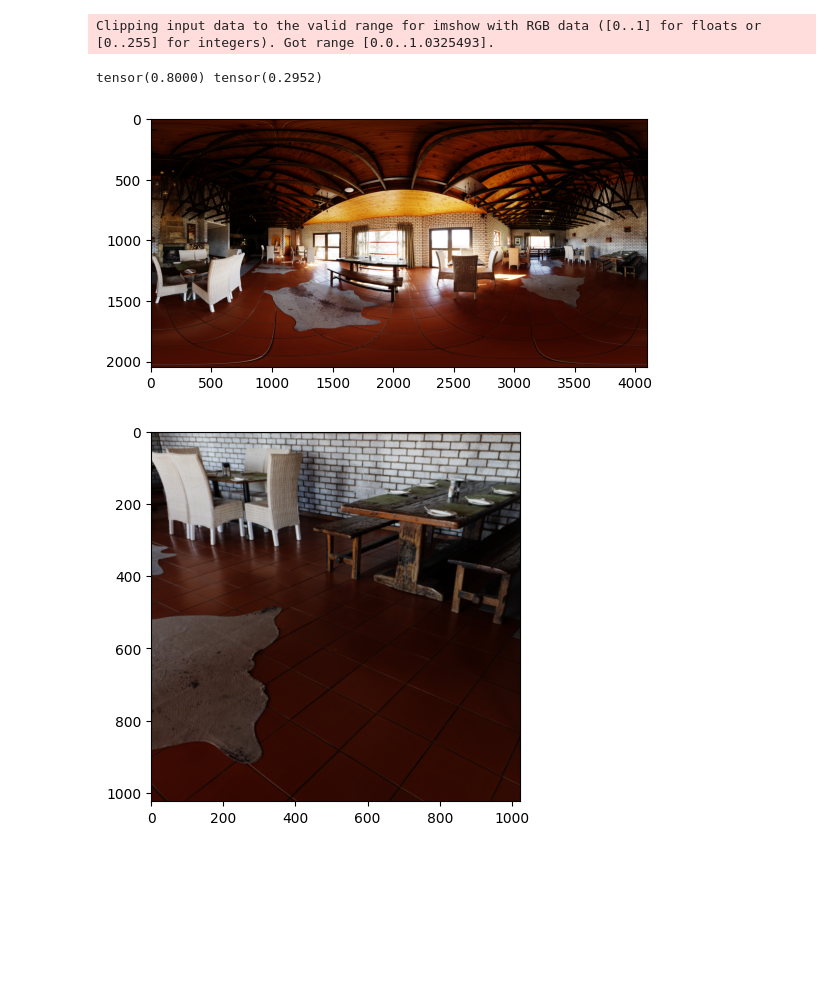
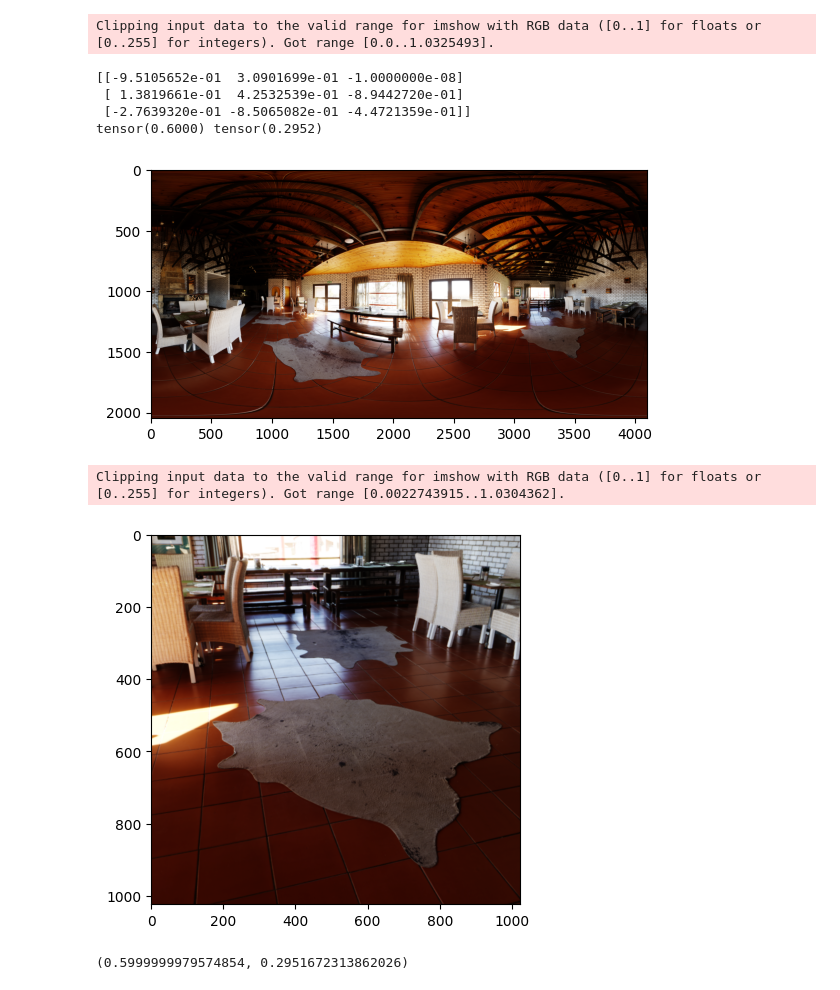
Before and after one commit to SodaLee/EzRelight, a Jupyter notebook: KRT_test.ipynb, the cells around one changed output. Drawn from its saved outputs; the diff is of its cells as text; code cells hidden in the pictures; blank space fills up the shorter version.

```diff
--- a/KRT_test.ipynb
+++ b/KRT_test.ipynb
@@ -92,7 +93,7 @@ def sample_envmap_image(image: torch.Tensor, ray_d: torch.Tensor):
     phi = torch.atan2(ray_d[:, 1], ray_d[:, 0]).reshape(-1)  # 0 - pi
 
     # normalize to [-1, 1]
-    print(-torch.atan2(ray_d[ind, 1], ray_d[ind, 0]) / torch.pi, torch.arccos(ray_d[ind, 2]) / torch.pi * 2 - 1)
+    print(-torch.atan2(ray_d[ind, 1], ray_d[ind, 0]) / torch.pi, (torch.arccos(ray_d[ind, 2]) / torch.pi) * 2 - 1)
     query_y = (theta / torch.pi) * 2 - 1
     query_x = - phi / torch.pi
     grid = torch.stack((query_x, query_y)).permute(1, 0).unsqueeze(0).unsqueeze(0)
@@ -106,6 +107,16 @@ def normalize(x: torch.Tensor, eps: float = 1e-8) -> torch.Tensor:
     return x / (x.norm(dim=-1, keepdim=True) + eps)
 
 def get_rays(H: int, W: int, K: torch.Tensor, R: torch.Tensor, T: torch.Tensor, subpixel=False):
+    '''
+    inputs:
+        H, W: height, width of the pixel world
+        K: 3x3 matrix of the camera, f for focal length, (cx cy) for center point
+        R: 3x3 ratation matrix of the camera
+        T: 3x1 matrix for displacement
+    outputs:
+        ray_o: ray start points
+        ray_d: ray direction vectors
+    '''
     # calculate the camera origin
     ray_o = -(R.mT @ T).ravel()
     # calculate the world coodinates of pixels
@@ -122,33 +133,66 @@ def get_rays(H: int, W: int, K: torch.Tensor, R: torch.Tensor, T: torch.Tensor,
     # calculate the ray direction
     ray_o = ray_o[None, None].expand(pixel_world.shape)
     ray_d = normalize(pixel_world - ray_o)
     return ray_o, ray_d
 
 def get_(cams, index):
     return cams['K'][index], cams['R'][index], cams['T'][index]
 
 # os.chdir(os.path.dirname(os.path.abspath(__file__)))
 img = cv2.imread('/data3/lihaochen/datasets/HDR/warm_restaurant_4k.hdr', cv2.IMREAD_UNCHANGED)
 img = cv2.cvtColor(img, cv2.COLOR_BGR2RGB)
 img = ACESToneMapping(img, 1.0)
 
 # pes = GetPerspective(img, 100, 00, -90, 1024, 1024)
 cams = {}
 cams = np.load('/data3/lihaochen/datasets/synthetic_human_pp/josh/annots.npy', allow_pickle=True).ravel()[0]
-K, R, T = get_(cams['cams'], 1)
+K, R, T = get_(cams['cams'], 2)
 # R = np.array([[0, -1, 0], [0, 0, -1], [1, 0, 0]], dtype=np.double) # to center
 # R = np.array([[0, 1, 0], [0, 0, -1], [-1, 0, 0]], dtype=np.double) # to back
+print(R)
 ray_o, ray_d = get_rays(1024, 1024, torch.from_numpy(K), torch.from_numpy(R), torch.from_numpy(T))
 # pes = render_camera_view_from_panorama(img, ray_d)
 pes = sample_envmap_image(torch.from_numpy(img), ray_d)
 
 
 plt.imshow(img)
 plt.show()
 plt.imshow(pes)
 plt.show()
 # %% [output]
 Clipping input data to the valid range for imshow with RGB data ([0..1] for floats or [0..255] for integers). Got range [0.0..1.0325493].
-tensor(0.8000) tensor(0.2952)
+[[-9.5105652e-01  3.0901699e-01 -1.0000000e-08]
+ [ 1.3819661e-01  4.2532539e-01 -8.9442720e-01]
+ [-2.7639320e-01 -8.5065082e-01 -4.4721359e-01]]
+tensor(0.6000) tensor(0.2952)
 [figure]
+Clipping input data to the valid range for imshow with RGB data ([0..1] for floats or [0..255] for integers). Got range [0.0022743915..1.0304362].
-[figure, old version]
+[figure, new version]
+# %%
+def calculate_phi_theta_via_arccos(R):
+    """
+    根据旋转矩阵 R 使用 arccos 计算旋转角度 phi 和 theta.
+
+    参数:
+    - R: 3x3 的旋转矩阵
+
+    返回:
+    - phi: 绕 z 轴的旋转角度(偏航角 Yaw)
+    - theta: 绕 y 轴的旋转角度(俯仰角 Pitch)
+    """
+
+    # 计算 theta (绕 y 轴) 的旋转角度
+    theta = np.arccos(R[2, 2])
+
+    # 计算 phi (绕 z 轴) 的旋转角度
+    phi = np.arctan2(R[2, 1], R[2, 0])
+
+    # 转换为度数
+    theta = (theta / np.pi) * 2 - 1
+    phi = -phi / np.pi
+
+    return phi, theta
+
+print(calculate_phi_theta_via_arccos(R))
+# %% [output]
+(0.5999999979574854, 0.2951672313862026)
```
Also changed, not shown: parts of 1 cell of this notebook, 6 other files.
